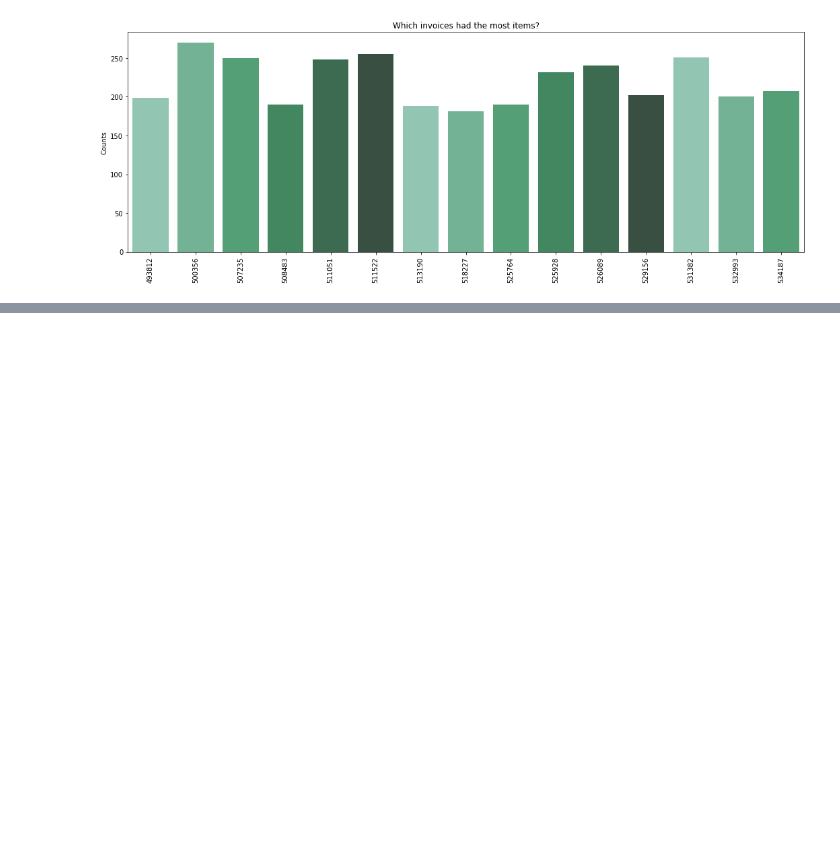
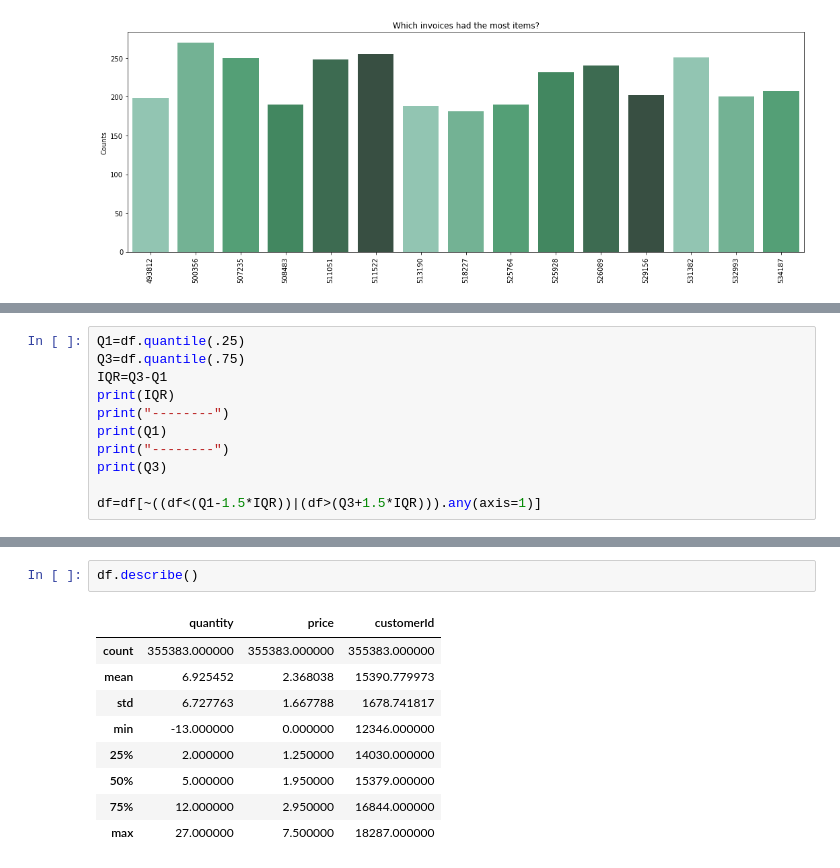
Before and after one commit to EduardoJMatosRomero/2MachLearnCA1, a Jupyter notebook: Untitled.ipynb, the cells around one changed output, grey strips where cells are left out. Drawn from its saved outputs; the diff is of its cells as text; blank space fills up the shorter version.

```diff
--- a/Untitled.ipynb
+++ b/Untitled.ipynb
@@ -488,0 +525,11 @@ plt.xticks(rotation=90)
+# %%
+Q1=df.quantile(.25)
+Q3=df.quantile(.75)
+IQR=Q3-Q1
+print(IQR)
+print("--------")
+print(Q1)
+print("--------")
+print(Q3)
+
+df=df[~((df<(Q1-1.5*IQR))|(df>(Q3+1.5*IQR))).any(axis=1)]
@@ -488,0 +595,12 @@ plt.xticks(rotation=90)
+# %%
+df.describe()
+# %% [output]
+|  | quantity | price | customerId |
+| count | 355383.000000 | 355383.000000 | 355383.000000 |
+| mean | 6.925452 | 2.368038 | 15390.779973 |
+| std | 6.727763 | 1.667788 | 1678.741817 |
+| min | -13.000000 | 0.000000 | 12346.000000 |
+| 25% | 2.000000 | 1.250000 | 14030.000000 |
+| 50% | 5.000000 | 1.950000 | 15379.000000 |
+| 75% | 12.000000 | 2.950000 | 16844.000000 |
+| max | 27.000000 | 7.500000 | 18287.000000 |
```
Also changed, not shown: parts of 41 cells of this notebook.
